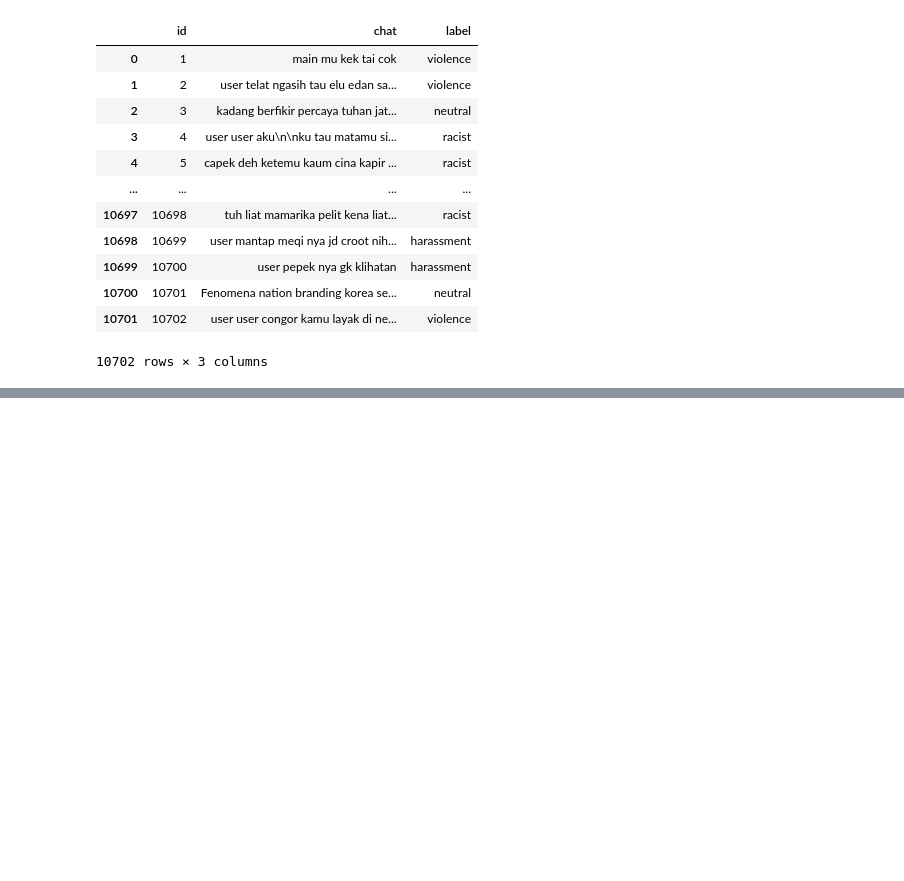
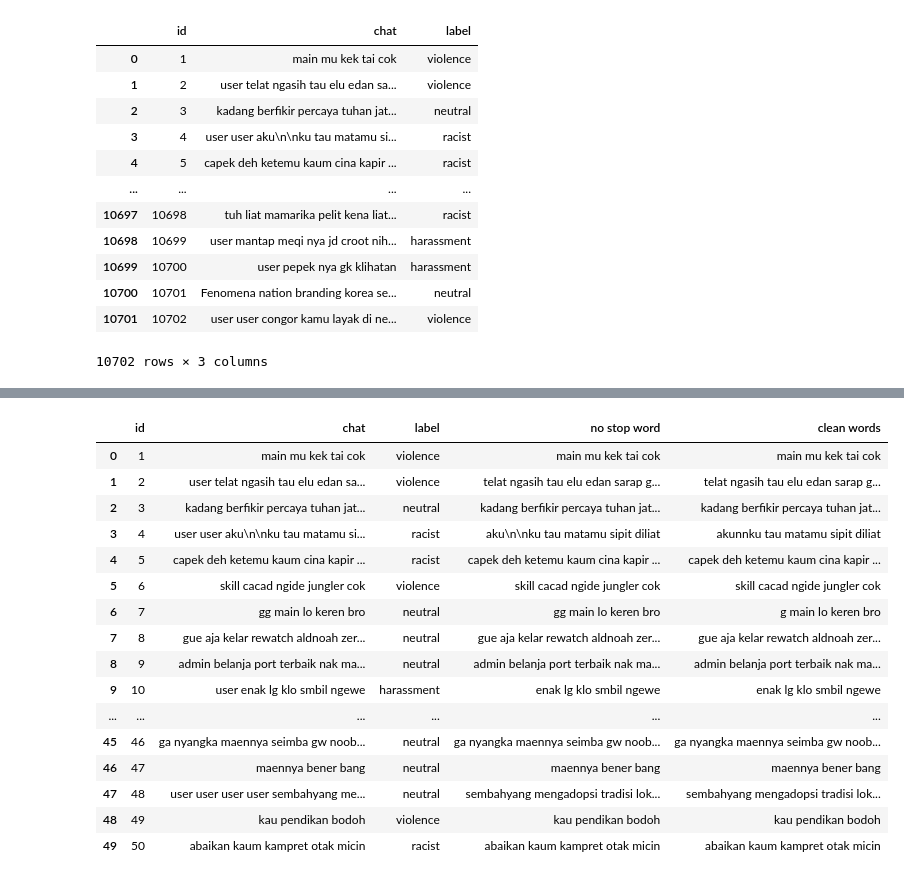
Before and after one commit to Fiyanz/kata-kasar-detektor, a Jupyter notebook: notebook/data_cleaning.ipynb, the cells around one changed output, grey strips where cells are left out. Cells and saved outputs as stored; diff of their text form; code cells hidden in the pictures; blank space fills up the shorter version.

Commit message:
feet: update function to remove unnecessary word

```diff
--- a/notebook/data_cleaning.ipynb
+++ b/notebook/data_cleaning.ipynb
@@ -59,0 +49,31 @@ df.head(40)
+# %%
+# hapus character yang tidak perlu
+tras_word = ["user", "\n"]
+def remove_word(data: list):
+    words = data.lower()
+    words = re.sub(r'[^a-z\s]', '', words)
+    words = re.sub(r'\b(\w+)\1\b', r'\1', words)
+    words = re.sub(r'\s+', ' ', words).strip()
+    return words
+
+df["clean words"] = df['no stop word'].apply(remove_word)
+# %%
+df.head(50)
+# %% [output]
+|  | id | chat | label | no stop word | clean words |
+| 0 | 1 | main mu kek tai cok | violence | main mu kek tai cok | main mu kek tai cok |
+| 1 | 2 | user telat ngasih tau elu edan sa... | violence | telat ngasih tau elu edan sarap g... | telat ngasih tau elu edan sarap g... |
+| 2 | 3 | kadang berfikir percaya tuhan jat... | neutral | kadang berfikir percaya tuhan jat... | kadang berfikir percaya tuhan jat... |
+| 3 | 4 | user user aku\n\nku tau matamu si... | racist | aku\n\nku tau matamu sipit diliat | akunnku tau matamu sipit diliat |
+| 4 | 5 | capek deh ketemu kaum cina kapir ... | racist | capek deh ketemu kaum cina kapir ... | capek deh ketemu kaum cina kapir ... |
+| 5 | 6 | skill cacad ngide jungler cok | violence | skill cacad ngide jungler cok | skill cacad ngide jungler cok |
+| 6 | 7 | gg main lo keren bro | neutral | gg main lo keren bro | g main lo keren bro |
+| 7 | 8 | gue aja kelar rewatch aldnoah zer... | neutral | gue aja kelar rewatch aldnoah zer... | gue aja kelar rewatch aldnoah zer... |
+| 8 | 9 | admin belanja port terbaik nak ma... | neutral | admin belanja port terbaik nak ma... | admin belanja port terbaik nak ma... |
+| 9 | 10 | user enak lg klo smbil ngewe | harassment | enak lg klo smbil ngewe | enak lg klo smbil ngewe |
+| ... | ... | ... | ... | ... | ... |
+| 45 | 46 | ga nyangka maennya seimba gw noob... | neutral | ga nyangka maennya seimba gw noob... | ga nyangka maennya seimba gw noob... |
+| 46 | 47 | maennya bener bang | neutral | maennya bener bang | maennya bener bang |
+| 47 | 48 | user user user user sembahyang me... | neutral | sembahyang mengadopsi tradisi lok... | sembahyang mengadopsi tradisi lok... |
+| 48 | 49 | kau pendikan bodoh | violence | kau pendikan bodoh | kau pendikan bodoh |
+| 49 | 50 | abaikan kaum kampret otak micin | racist | abaikan kaum kampret otak micin | abaikan kaum kampret otak micin |
```
Also changed, not shown: parts of 1 cell of this notebook.
